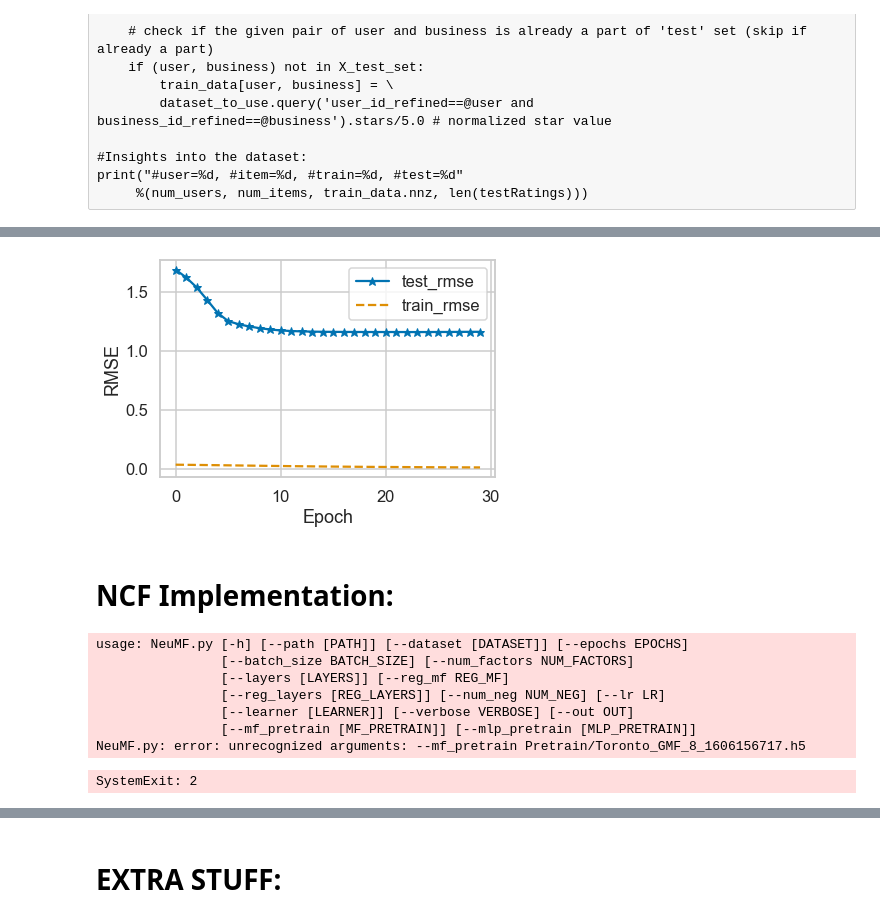
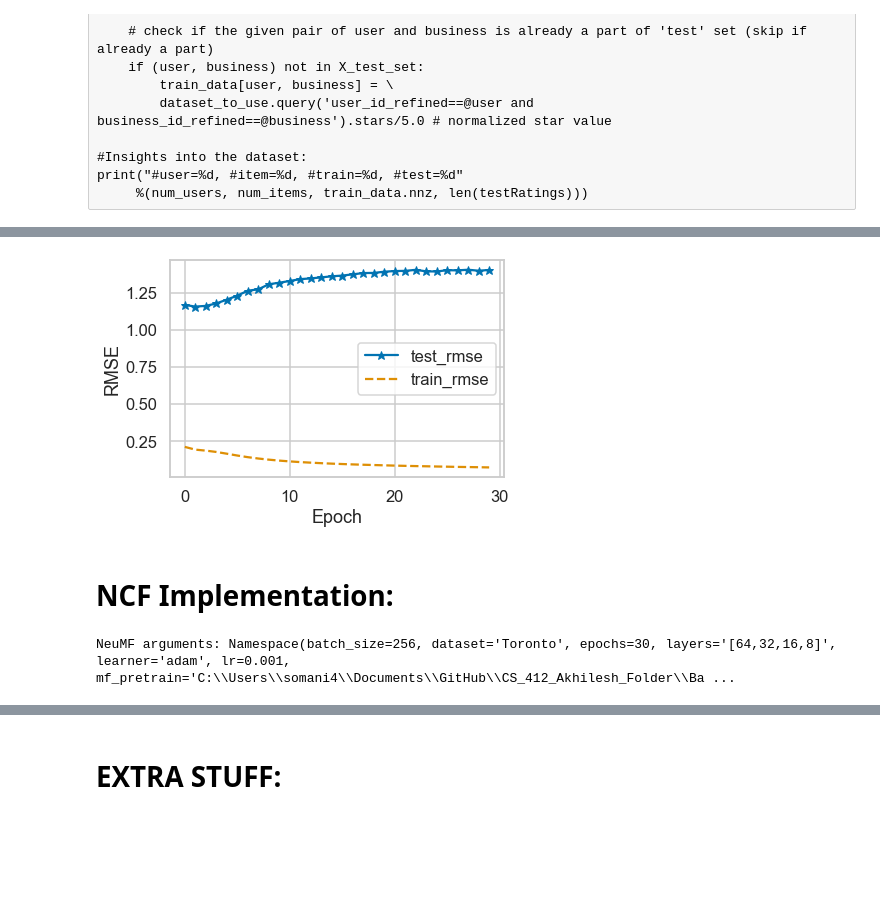
Before and after one commit to akhilesh-somani/Restaurant_Recommendation_System, a Jupyter notebook: Baseline2/Baseline_2.ipynb, the cells around one changed output, grey strips where cells are left out. Saved outputs shown, nothing was run; the diff lists cells and outputs as text; code cells hidden in the pictures; blank space fills up the shorter version.

```diff
--- a/Baseline2/Baseline_2.ipynb
+++ b/Baseline2/Baseline_2.ipynb
@@ -399,7 +410,7 @@ def get_train_instances(train, labelRatings):
 
     return user_input, item_input, labels
 
-sys.argv = ['GMF.py','--dataset','Toronto','--epochs','5 ','--batch_size','256','--num_factors','8',
+sys.argv = ['GMF.py','--dataset','Toronto','--epochs','30','--batch_size','256','--num_factors','8',
 '--regs','[0,0]', '--lr','0.001','--learner','adam','--verbose','1','--out','1']
 
 args = parse_args()
@@ -407,7 +418,7 @@ num_factors = args.num_factors
 regs = eval(args.regs)
 learner = args.learner
 learning_rate = args.lr
-epochs = args.epochs
+num_epochs = args.epochs
 batch_size = args.batch_size
 verbose = args.verbose
 
@@ -439,11 +450,12 @@ Initial: Test RMSE = 1.7351, Test R2 = -0.8243
 # %%
+from evaluate_rate import evaluate_rate_model
+
 # Training and testing model
 current_folder = os.getcwd()
-model_out_file = current_folder + '\Pretrain\%s_GMF_%d_%d.h5' %(args.dataset, num_factors, time())
+model_out_file_gmf = current_folder + '\Pretrain\%s_GMF_%d_%d.h5' %(args.dataset, num_factors, time())
 
 train_loss = []
 test_rmse, test_r2 = [], []
-
 best_mse = float('inf')
 
 for epoch in range(num_epochs):
@@ -472,11 +484,11 @@ for epoch in range(num_epochs):
               % (epoch + 1,  t2 - t1, test_rmse[-1], test_r2[-1], train_loss[-1], time() - t2))
 
         if mse < best_mse:
-            best_mse, best_r2, best_iter = mse, r2, epoch
+            best_mse, best_r2, best_iter = mse, r2, epoch + 1
             if args.out > 0:
-                model.save_weights(model_out_file, overwrite = True)
+                model.save_weights(model_out_file_gmf, overwrite = True)
 
-print("End. Best Iteration %d:  RMSE = %.4f, R2 = %.4f. " %(best_iter, np.sqrt(best_mse), best_r2))
+print("End. Best Epoch %d:  RMSE = %.4f, R2 = %.4f. " %(best_iter, np.sqrt(best_mse), best_r2))
 if args.out > 0:
     print("The best GMF model is saved")
 # %% [output]
@@ -524,7 +545,7 @@ def parse_args():
                         help='Whether to save the trained model.')
     return parser.parse_args()
 
-sys.argv = ['MLP.py','--dataset','Toronto','--epochs','5','--batch_size','25000','--layers','[64,32,16,8]',
+sys.argv = ['MLP.py','--dataset','Toronto','--epochs','30','--batch_size','256','--layers','[64,32,16,8]',
 '--reg_layers','[0,0,0,0]', '--lr','0.001','--learner','adam','--verbose','1','--out','1']
 
 args = parse_args()
@@ -534,7 +555,7 @@ reg_layers = eval(args.reg_layers)
 learner = args.learner
 learning_rate = args.lr
 batch_size = args.batch_size
-epochs = args.epochs
+num_epochs = args.epochs
 verbose = args.verbose
 evaluation_threads = 1 # mp.cpu_count()
 
@@ -599,11 +617,10 @@ Initial: Test RMSE = 1.7432, Test R2 = -0.8413
 # %%
 # Training and testing model
 current_folder = os.getcwd()
-model_out_file = current_folder + '\Pretrain\%s_MLP_%d_%d.h5' %(args.dataset, num_factors, time())
+model_out_file_mlp = current_folder + '\Pretrain\%s_MLP_%d_%d.h5' %(args.dataset, num_factors, time())
 
 train_loss = []
 test_rmse, test_r2 = [], []
-
 best_mse = float('inf')
 
 for epoch in range(num_epochs):
@@ -614,7 +631,7 @@ for epoch in range(num_epochs):
 
     # Training
     history = model.fit([np.array(user_input), np.array(item_input)], #input
-                     np.array(labels), # labels
+                     np.array(y_train), # labels
                      batch_size = batch_size, epochs = 1, verbose = 0, shuffle = True)
 
     train_loss.append(np.sqrt(history.history['loss'][0]))
@@ -632,11 +649,11 @@ for epoch in range(num_epochs):
               % (epoch + 1,  t2 - t1, test_rmse[-1], test_r2[-1], train_loss[-1], time() - t2))
 
         if mse < best_mse:
-            best_mse, best_r2, best_iter = mse, r2, epoch
+            best_mse, best_r2, best_iter = mse, r2, epoch + 1
             if args.out > 0:
-                model.save_weights(model_out_file, overwrite = True)
+                model.save_weights(model_out_file_mlp, overwrite = True)
 
-print("End. Best Iteration %d:  RMSE = %.4f, R2 = %.4f. " %(best_iter, np.sqrt(best_mse), best_r2))
+print("End. Best Epoch %d:  RMSE = %.4f, R2 = %.4f. " %(best_iter, np.sqrt(best_mse), best_r2))
 if args.out > 0:
     print("The best MLP model is saved")
 # %% [output]
@@ -659,19 +676,20 @@ End. Best Iteration 22:  RMSE = 1.1579, R2 = 0.1876.
 The best MLP model is saved
 # %%
 plt.plot(test_rmse, '*-', label = 'test_rmse')
-plt.plot(train_rmse, '--', label = 'train_rmse')
+plt.plot(train_loss, '--', label = 'train_rmse')
 plt.legend()
 plt.xlabel('Epoch')
 plt.ylabel('RMSE')
 plt.show()
 # %% [output]
-[figure, old version]
+[figure, new version]
 # %% [markdown]
 # NCF Implementation:
 # %%
 #################### Arguments ####################
 def parse_args():
     parser = argparse.ArgumentParser(description="Run NeuMF.")
+
     parser.add_argument('--path', nargs='?', default='Data/',
                         help='Input data path.')
     parser.add_argument('--dataset', nargs='?', default='ml-1m',
@@ -688,8 +706,6 @@ def parse_args():
                         help='Regularization for MF embeddings.')
     parser.add_argument('--reg_layers', nargs='?', default='[0,0,0,0]',
                         help="Regularization for each MLP layer. reg_layers[0] is the regularization for embeddings.")
-    parser.add_argument('--num_neg', type=int, default=4,
-                        help='Number of negative instances to pair with a positive instance.')
     parser.add_argument('--lr', type=float, default=0.001,
                         help='Learning rate.')
     parser.add_argument('--learner', nargs='?', default='adam',
@@ -705,10 +721,10 @@ def parse_args():
     return parser.parse_args()
 
 
-sys.argv = ['NeuMF.py','--epochs','30 ','--batch_size','25000','--num_factors','8',
-'--layers','[64,32,16,8]','--reg_mf','0','--reg_layers','[0,0,0,0]','--num_neg','5',
-'--lr','0.001','--learner','adam','--verbose','1','--out','0','--dataset','Toronto',
-'--mf_pretrain' ' Pretrain/Toronto_GMF_8_1606156717.h5']
+sys.argv = ['NeuMF.py','--dataset','Toronto','--epochs','30 ','--batch_size','256','--num_factors','8',
+'--layers','[64,32,16,8]','--reg_mf','0','--reg_layers','[0,0,0,0]',
+'--lr','0.001','--learner','adam','--verbose','1','--out','0',
+'--mf_pretrain', model_out_file_gmf, '--mlp_pretrain', model_out_file_mlp]
 
 args = parse_args()
 
@@ -718,23 +734,14 @@ mf_dim = args.num_factors
 layers = eval(args.layers)
 reg_mf = args.reg_mf
 reg_layers = eval(args.reg_layers)
-num_negatives = args.num_neg
 learning_rate = args.lr
 learner = args.learner
 verbose = args.verbose
 mf_pretrain = args.mf_pretrain
 mlp_pretrain = args.mlp_pretrain
 
-topK = 10
 evaluation_threads = -1 # mp.cpu_count()
+
 print("NeuMF arguments: %s " %(args))
-#model_out_file = 'Pretrain/%s_NeuMF_%d_%s_%d.h5' %(args.dataset, mf_dim, args.layers, time())
 # %% [output]
-usage: NeuMF.py [-h] [--path [PATH]] [--dataset [DATASET]] [--epochs EPOCHS]
-                [--batch_size BATCH_SIZE] [--num_factors NUM_FACTORS]
-                [--layers [LAYERS]] [--reg_mf REG_MF]
-                [--reg_layers [REG_LAYERS]] [--num_neg NUM_NEG] [--lr LR]
-                [--learner [LEARNER]] [--verbose VERBOSE] [--out OUT]
-                [--mf_pretrain [MF_PRETRAIN]] [--mlp_pretrain [MLP_PRETRAIN]]
-NeuMF.py: error: unrecognized arguments: --mf_pretrain Pretrain/Toronto_GMF_8_1606156717.h5
+NeuMF arguments: Namespace(batch_size=256, dataset='Toronto', epochs=30, layers='[64,32,16,8]', learner='adam', lr=0.001, mf_pretrain='C:\\Users\\somani4\\Documents\\GitHub\\CS_412_Akhilesh_Folder\\Ba ...
-SystemExit: 2
```
Also changed, not shown: parts of 41 cells of this notebook, 1 other file.
